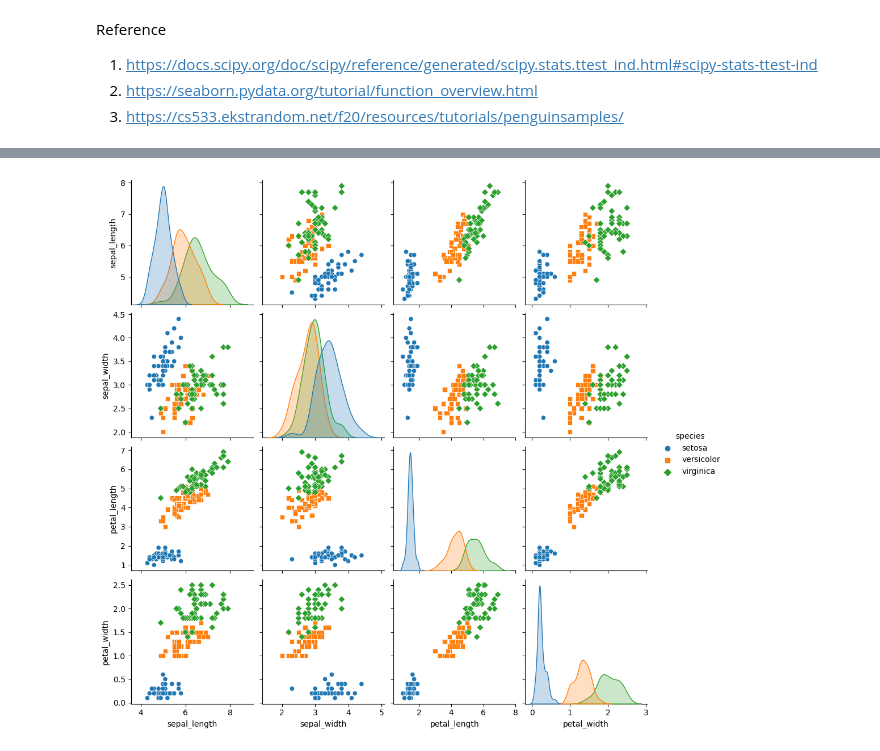
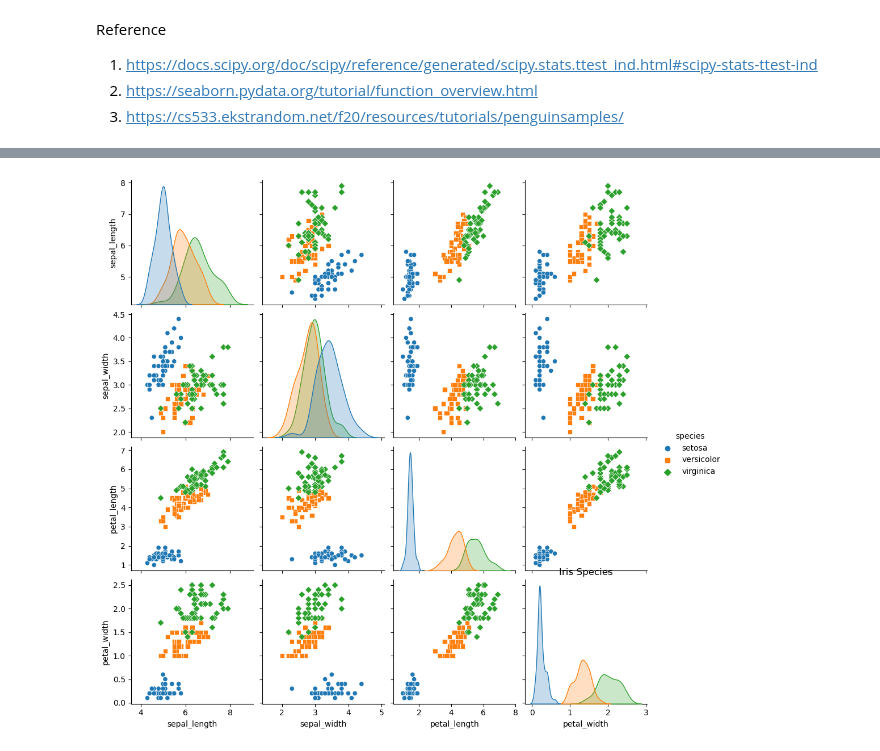
Before and after one commit to mcgarrya28/machinelearning, a Jupyter notebook: tasks.ipynb, the cells around one changed output, grey strips where cells are left out. Drawn from its saved outputs; the diff is of its cells as text; code cells hidden in the pictures.

Commit message:
KNN and plots

```diff
--- a/tasks.ipynb
+++ b/tasks.ipynb
@@ -121,12 +123,13 @@ Reference
 # %%
 import seaborn as sns
 import matplotlib.pyplot as plt
 
 # Load the Iris dataset
 iris = sns.load_dataset('iris')
 
 # Pairplot to visualize relationships between different features
 sns.pairplot(iris, hue='species', markers=["o", "s", "D"])
+plt.title('Iris Species')
 plt.show()
 # %% [output]
-[figure, old version]
+[figure, new version]
```
Also changed, not shown: parts of 8 cells of this notebook.
